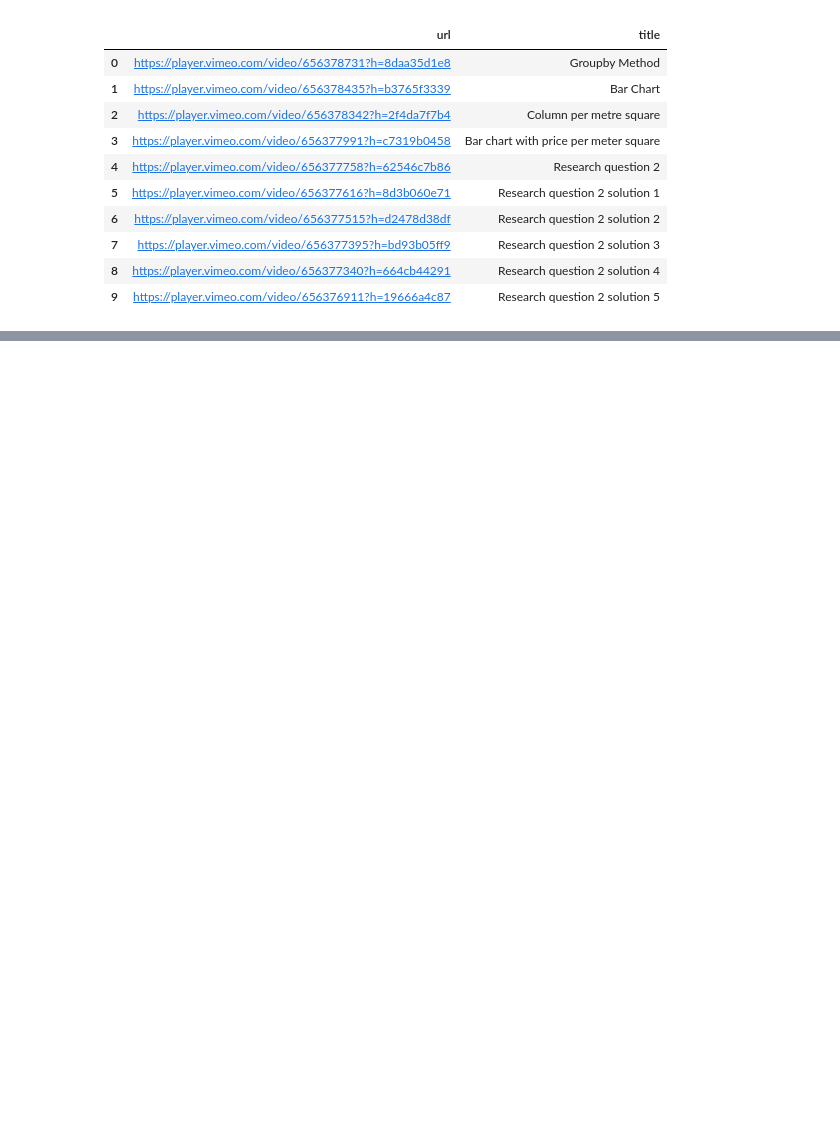
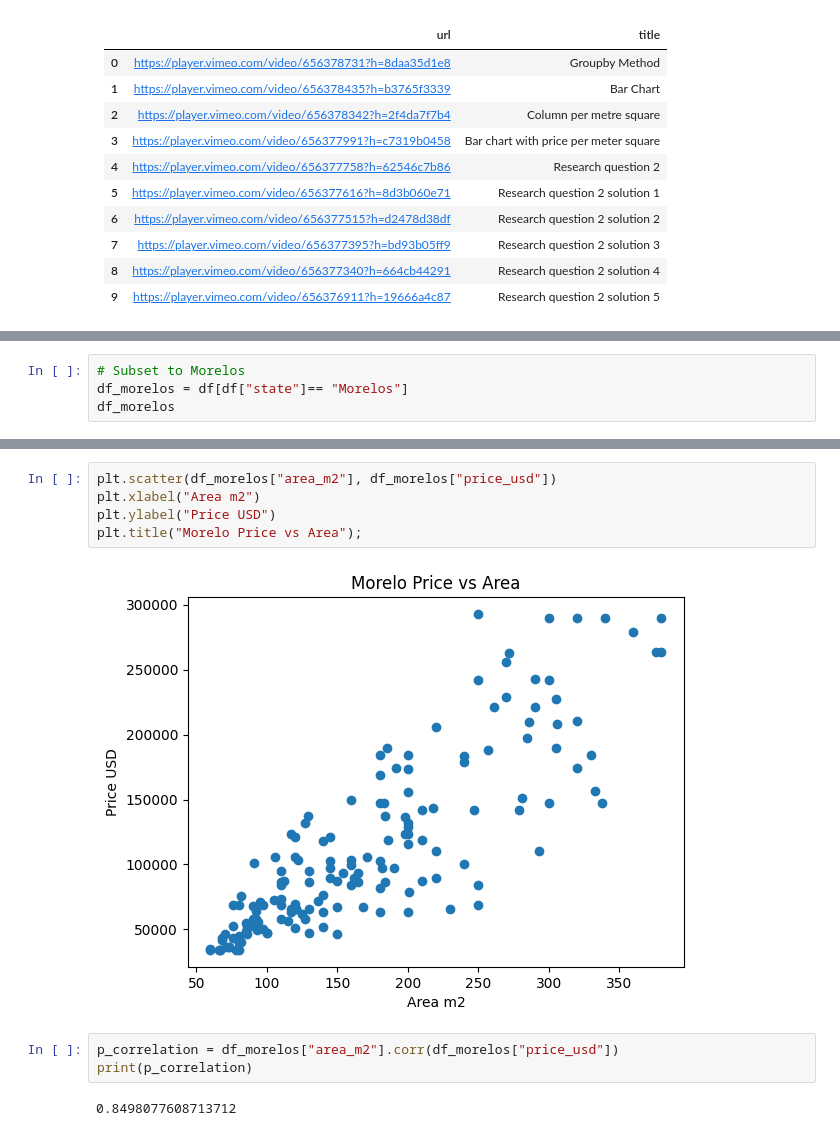
Before and after one commit to tech-ml-quant-luv/Applied_data_science_lab_worldquant, a Jupyter notebook: Project 1 - Housing in mexico/size-or-location.ipynb, the cells around one changed output, grey strips where cells are left out. Saved outputs shown, nothing was run; the diff lists cells and outputs as text; blank space fills up the shorter version.

```diff
--- a/Project 1 - Housing in mexico/size-or-location.ipynb
+++ b/Project 1 - Housing in mexico/size-or-location.ipynb
@@ -98,0 +168,4 @@ IndexError: tuple index out of range
+# %%
+# Subset to Morelos
+df_morelos = df[df["state"]== "Morelos"]
+df_morelos
@@ -98,0 +186,12 @@ IndexError: tuple index out of range
+# %%
+plt.scatter(df_morelos["area_m2"], df_morelos["price_usd"])
+plt.xlabel("Area m2")
+plt.ylabel("Price USD")
+plt.title("Morelo Price vs Area");
+# %% [output]
+[figure, added]
+# %%
+p_correlation = df_morelos["area_m2"].corr(df_morelos["price_usd"])
+print(p_correlation)
+# %% [output]
+0.8498077608713712
```
Also changed, not shown: parts of 21 cells of this notebook, 1 other file.
